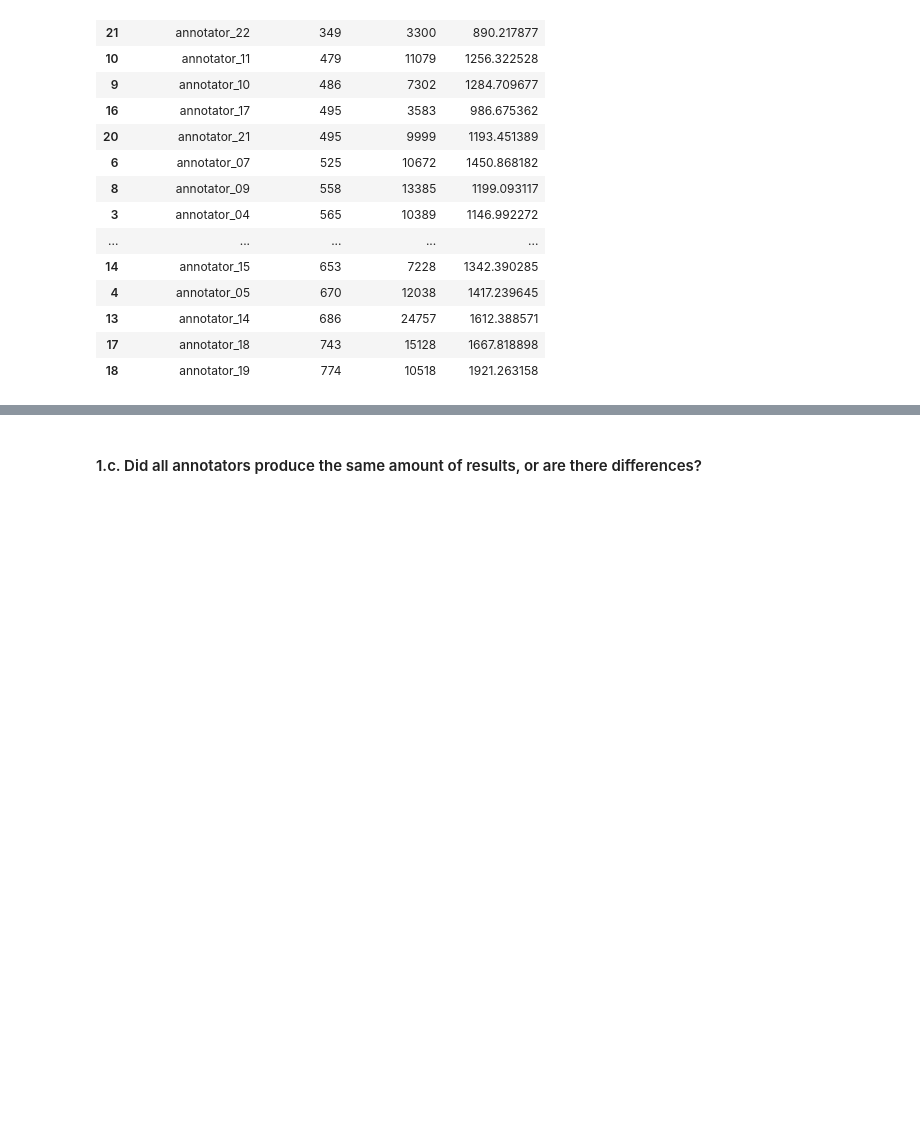
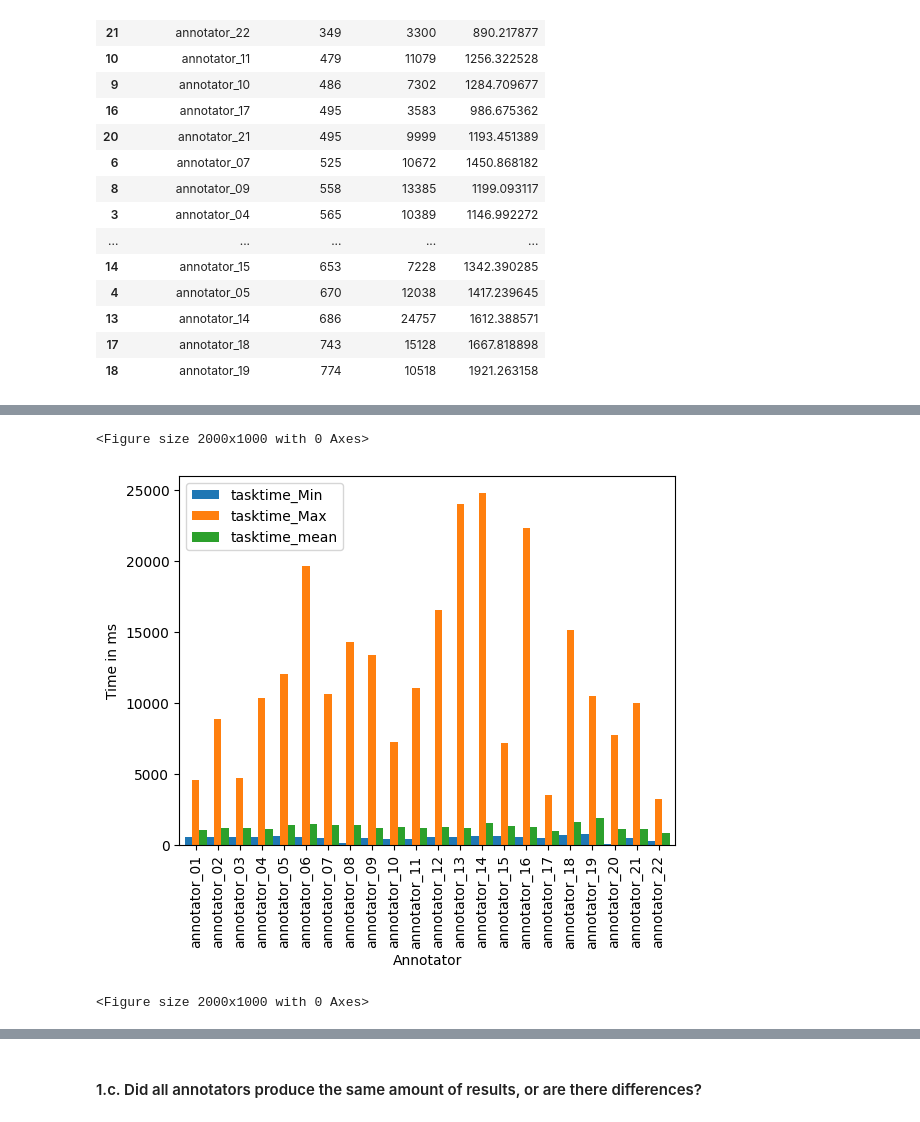
Before and after one commit to Sulochanaakki/Bicycle_Annotators, a Jupyter notebook: experiments/data_anaysis.ipynb, the cells around one changed output, grey strips where cells are left out. Cells and saved outputs as stored; diff of their text form; code cells hidden in the pictures; blank space fills up the shorter version.

```diff
--- a/experiments/data_anaysis.ipynb
+++ b/experiments/data_anaysis.ipynb
@@ -391,0 +397,9 @@ df_time.groupby(['user.vendor_user_id']).sum().plot(kind='bar')
+# %%
+df_time.groupby(['user.vendor_user_id']).sum().plot(kind='bar',width=1)
+plt.xlabel("Annotator")
+plt.ylabel("Time in ms")
+plt.figure(figsize=(20,10))
+# %% [output]
+<Figure size 2000x1000 with 0 Axes>
+[figure, added]
+<Figure size 2000x1000 with 0 Axes>
```
Also changed, not shown: parts of 116 cells of this notebook, 5 other files.
